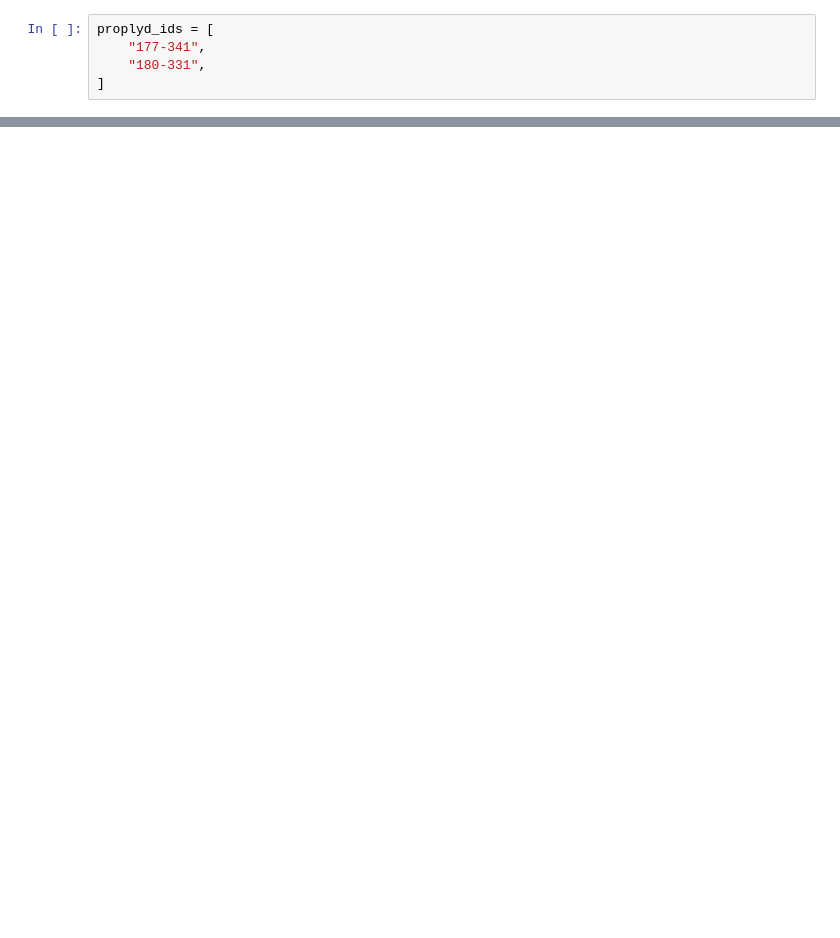
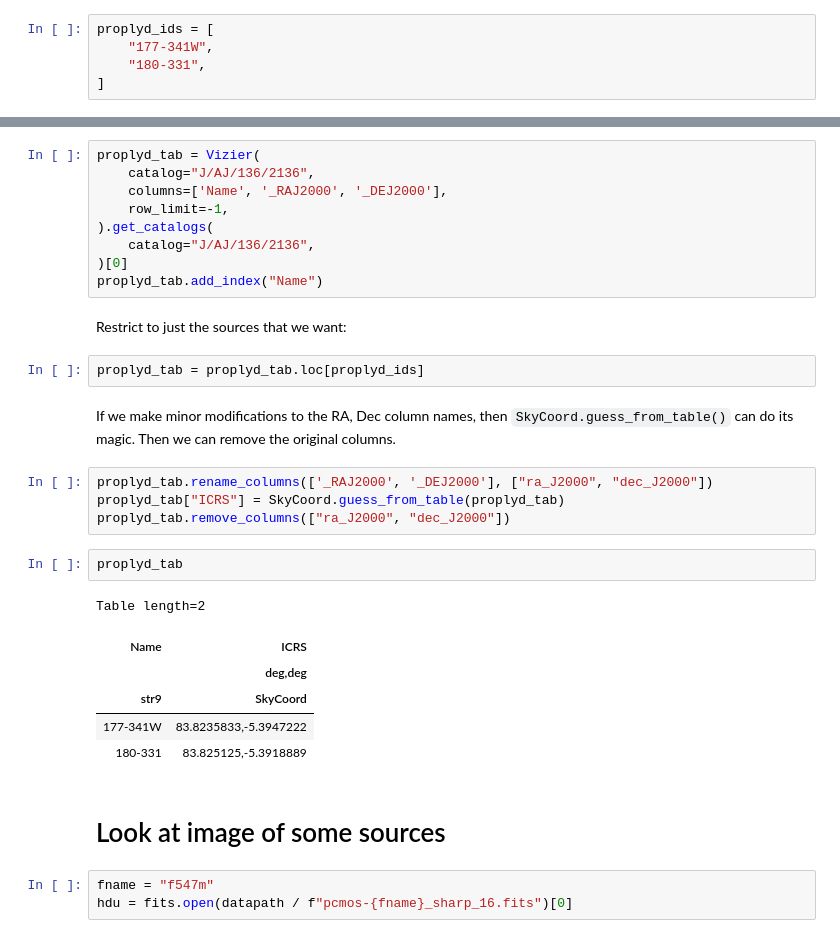
Before and after one commit to will-henney/neutral-proplyds, a Jupyter notebook: notebooks/00-profiles-PC.ipynb, the cells around one changed output, grey strips where cells are left out. Cells and saved outputs as stored; diff of their text form; blank space fills up the shorter version.

```diff
--- a/notebooks/00-profiles-PC.ipynb
+++ b/notebooks/00-profiles-PC.ipynb
@@ -4,5 +20,5 @@ from astropy.coordinates import SkyCoord
 # %%
 proplyd_ids = [
-    "177-341",
+    "177-341W",
     "180-331",
 ]
@@ -24,0 +51,33 @@ cdict["177-341"].to_string("hmsdms")
+# %%
+proplyd_tab = Vizier(
+    catalog="J/AJ/136/2136",
+    columns=['Name', '_RAJ2000', '_DEJ2000'],
+    row_limit=-1,
+).get_catalogs(
+    catalog="J/AJ/136/2136",
+)[0]
+proplyd_tab.add_index("Name")
+# %% [markdown]
+Restrict to just the sources that we want:
+# %%
+proplyd_tab = proplyd_tab.loc[proplyd_ids]
+# %% [markdown]
+If we make minor modifications to the RA, Dec column names, then `SkyCoord.guess_from_table()` can do its magic. Then we can remove the original columns.
+# %%
+proplyd_tab.rename_columns(['_RAJ2000', '_DEJ2000'], ["ra_J2000", "dec_J2000"])
+proplyd_tab["ICRS"] = SkyCoord.guess_from_table(proplyd_tab)
+proplyd_tab.remove_columns(["ra_J2000", "dec_J2000"])
+# %%
+proplyd_tab
+# %% [output]
+Table length=2
+| Name | ICRS |
+|  | deg,deg |
+| str9 | SkyCoord |
+| 177-341W | 83.8235833,-5.3947222 |
+| 180-331 | 83.825125,-5.3918889 |
+# %% [markdown]
+# Look at image of some sources
+# %%
+fname = "f547m"
+hdu = fits.open(datapath / f"pcmos-{fname}_sharp_16.fits")[0]
```
Also changed, not shown: parts of 25 cells of this notebook, 2 other files.
